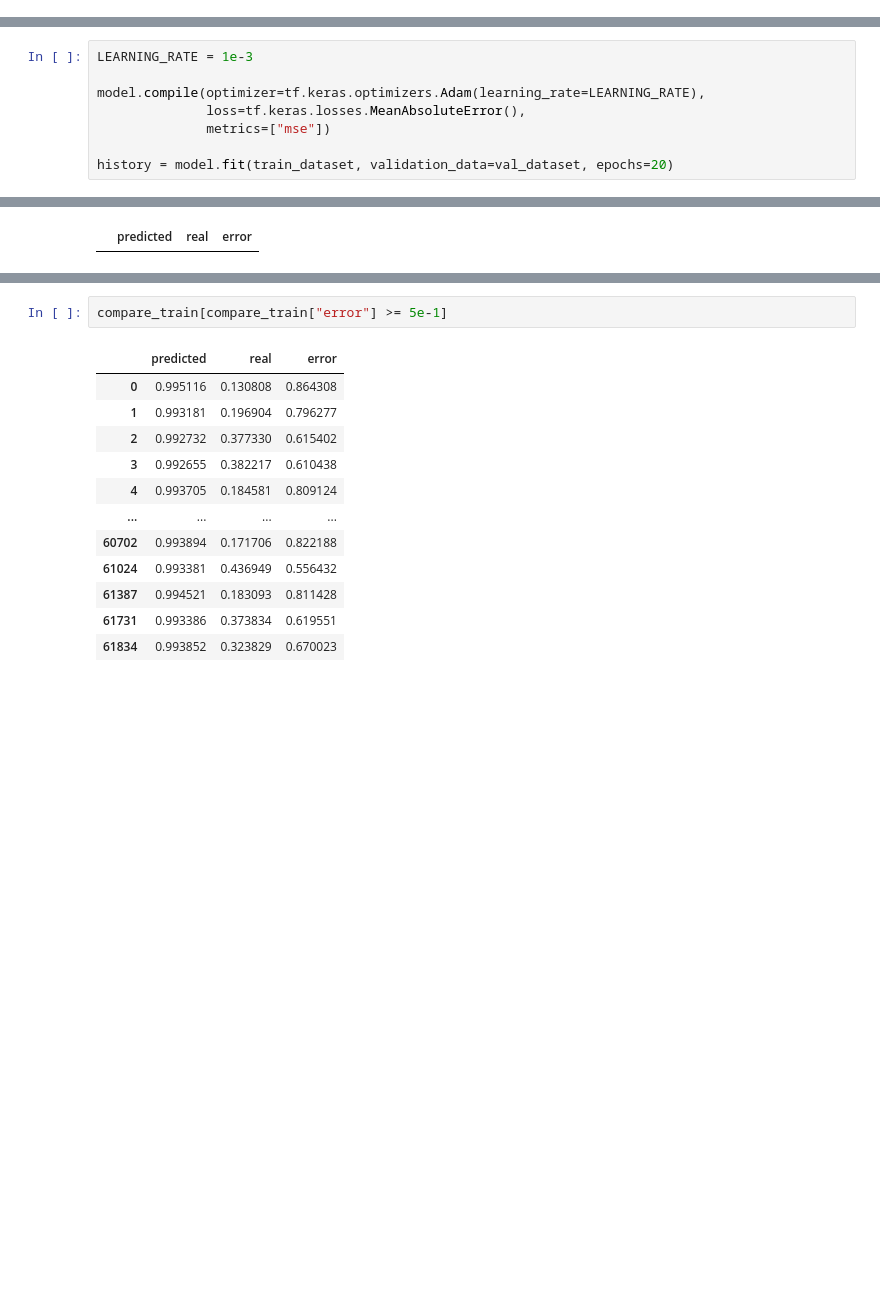
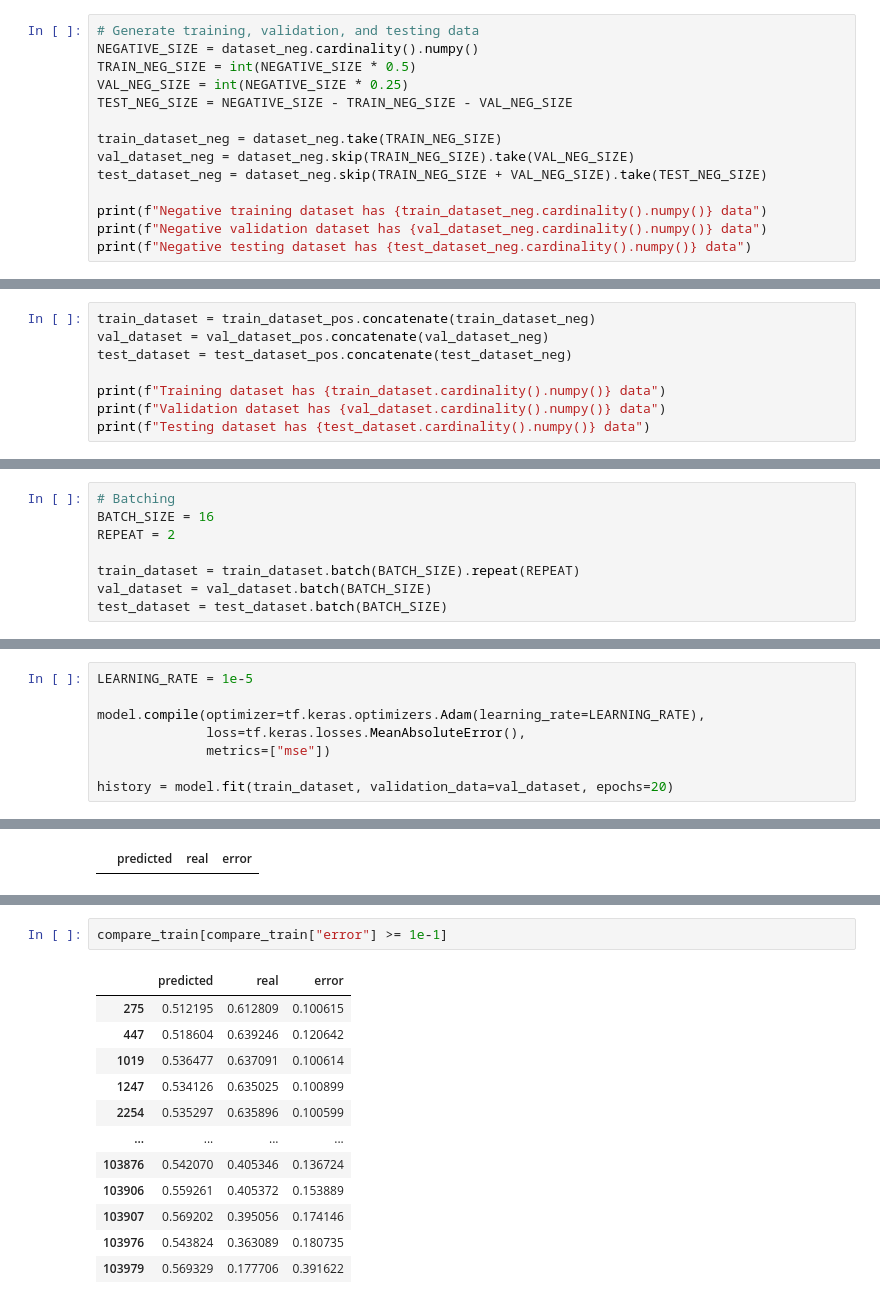
Before and after one commit to Bangkit-Capstone-C23-PS338/modul-ML, a Jupyter notebook: recommender/Recommender-MAL-test.ipynb, the cells around one changed output, grey strips where cells are left out. Saved outputs shown, nothing was run; the diff lists cells and outputs as text; blank space fills up the shorter version.

Commit message:
Tried to use divided negative and positive value

```diff
--- a/recommender/Recommender-MAL-test.ipynb
+++ b/recommender/Recommender-MAL-test.ipynb
@@ -357,0 +464,14 @@ test_dataset = test_dataset.batch(BATCH_SIZE)
+# %%
+# Generate training, validation, and testing data
+NEGATIVE_SIZE = dataset_neg.cardinality().numpy()
+TRAIN_NEG_SIZE = int(NEGATIVE_SIZE * 0.5)
+VAL_NEG_SIZE = int(NEGATIVE_SIZE * 0.25)
+TEST_NEG_SIZE = NEGATIVE_SIZE - TRAIN_NEG_SIZE - VAL_NEG_SIZE
+
+train_dataset_neg = dataset_neg.take(TRAIN_NEG_SIZE)
+val_dataset_neg = dataset_neg.skip(TRAIN_NEG_SIZE).take(VAL_NEG_SIZE)
+test_dataset_neg = dataset_neg.skip(TRAIN_NEG_SIZE + VAL_NEG_SIZE).take(TEST_NEG_SIZE)
+
+print(f"Negative training dataset has {train_dataset_neg.cardinality().numpy()} data")
+print(f"Negative validation dataset has {val_dataset_neg.cardinality().numpy()} data")
+print(f"Negative testing dataset has {test_dataset_neg.cardinality().numpy()} data")
@@ -357,0 +482,8 @@ test_dataset = test_dataset.batch(BATCH_SIZE)
+# %%
+train_dataset = train_dataset_pos.concatenate(train_dataset_neg)
+val_dataset = val_dataset_pos.concatenate(val_dataset_neg)
+test_dataset = test_dataset_pos.concatenate(test_dataset_neg)
+
+print(f"Training dataset has {train_dataset.cardinality().numpy()} data")
+print(f"Validation dataset has {val_dataset.cardinality().numpy()} data")
+print(f"Testing dataset has {test_dataset.cardinality().numpy()} data")
@@ -358,3 +494,11 @@ test_dataset = test_dataset.batch(BATCH_SIZE)
+# %%
+# Batching
+BATCH_SIZE = 16
+REPEAT = 2
+
+train_dataset = train_dataset.batch(BATCH_SIZE).repeat(REPEAT)
+val_dataset = val_dataset.batch(BATCH_SIZE)
+test_dataset = test_dataset.batch(BATCH_SIZE)
 # %% [markdown]
 ## Creating Model
 # %% [markdown]
@@ -413,7 +557,7 @@ Trainable params: 189,824
 Non-trainable params: 0
 __________________________________________________________________________________________________
 # %%
-LEARNING_RATE = 1e-3
+LEARNING_RATE = 1e-5
 
 model.compile(optimizer=tf.keras.optimizers.Adam(learning_rate=LEARNING_RATE),
               loss=tf.keras.losses.MeanAbsoluteError(),
@@ -533,15 +705,15 @@ compare_train
 # %%
-compare_train[compare_train["error"] >= 5e-1]
+compare_train[compare_train["error"] >= 1e-1]
 # %% [output]
 |  | predicted | real | error |
-| 0 | 0.995116 | 0.130808 | 0.864308 |
-| 1 | 0.993181 | 0.196904 | 0.796277 |
-| 2 | 0.992732 | 0.377330 | 0.615402 |
-| 3 | 0.992655 | 0.382217 | 0.610438 |
-| 4 | 0.993705 | 0.184581 | 0.809124 |
+| 275 | 0.512195 | 0.612809 | 0.100615 |
+| 447 | 0.518604 | 0.639246 | 0.120642 |
+| 1019 | 0.536477 | 0.637091 | 0.100614 |
+| 1247 | 0.534126 | 0.635025 | 0.100899 |
+| 2254 | 0.535297 | 0.635896 | 0.100599 |
 | ... | ... | ... | ... |
-| 60702 | 0.993894 | 0.171706 | 0.822188 |
-| 61024 | 0.993381 | 0.436949 | 0.556432 |
-| 61387 | 0.994521 | 0.183093 | 0.811428 |
-| 61731 | 0.993386 | 0.373834 | 0.619551 |
-| 61834 | 0.993852 | 0.323829 | 0.670023 |
+| 103876 | 0.542070 | 0.405346 | 0.136724 |
+| 103906 | 0.559261 | 0.405372 | 0.153889 |
+| 103907 | 0.569202 | 0.395056 | 0.174146 |
+| 103976 | 0.543824 | 0.363089 | 0.180735 |
+| 103979 | 0.569329 | 0.177706 | 0.391622 |
```
Also changed, not shown: parts of 29 cells of this notebook.
